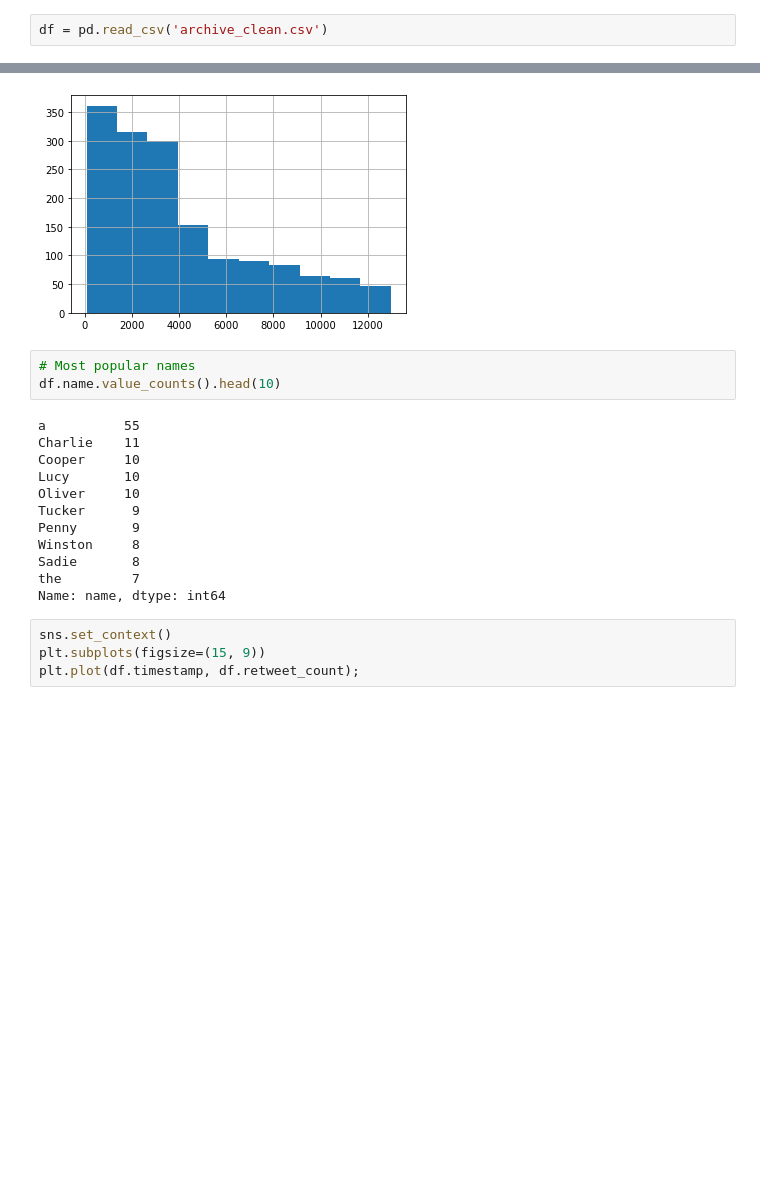
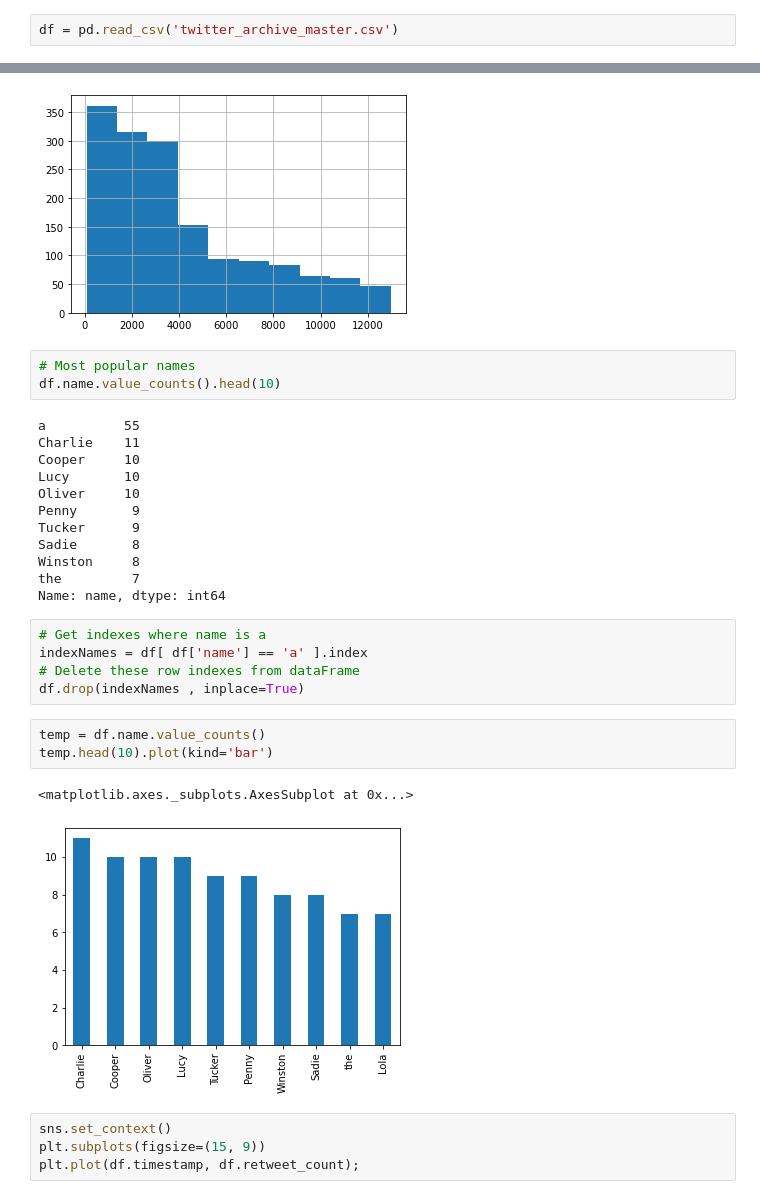
Before and after one commit to orspain/Udacity-DAND, a Jupyter notebook: Project 4 Data Wrangling/Visualize.ipynb, the cells around one changed output, grey strips where cells are left out. Cells and saved outputs as stored; diff of their text form; blank space fills up the shorter version.

```diff
--- a/Project 4 Data Wrangling/Visualize.ipynb
+++ b/Project 4 Data Wrangling/Visualize.ipynb
@@ -16,5 +16,5 @@ from wordcloud import WordCloud
 # %%
-df = pd.read_csv('archive_clean.csv')
+df = pd.read_csv('twitter_archive_master.csv')
 # %%
 df.info()
 # %% [output]
@@ -110,12 +110,23 @@ Charlie    11
 Cooper     10
 Lucy       10
 Oliver     10
+Penny       9
 Tucker      9
-Penny       9
+Sadie       8
 Winston     8
-Sadie       8
 the         7
 Name: name, dtype: int64
+# %%
+# Get indexes where name is a
+indexNames = df[ df['name'] == 'a' ].index
+# Delete these row indexes from dataFrame
+df.drop(indexNames , inplace=True)
+# %%
+temp = df.name.value_counts()
+temp.head(10).plot(kind='bar')
+# %% [output]
+<matplotlib.axes._subplots.AxesSubplot at 0x...>
+[figure, added]
 # %%
 sns.set_context()
 plt.subplots(figsize=(15, 9))
```
Also changed, not shown: parts of 4 cells of this notebook, 6 other files.
